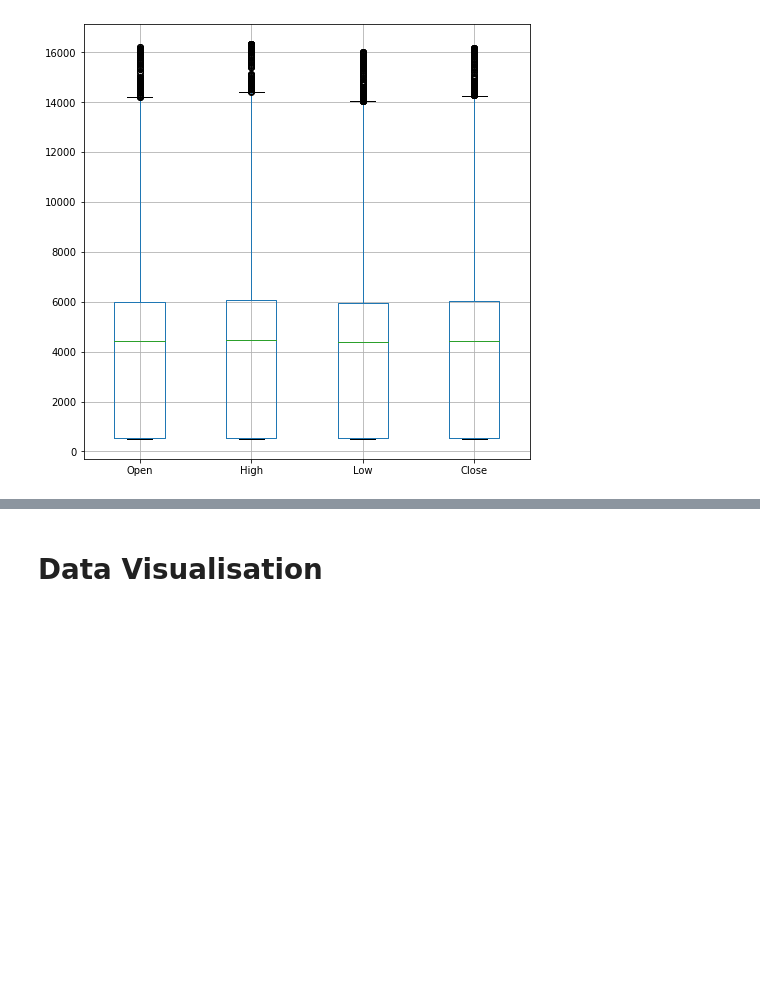
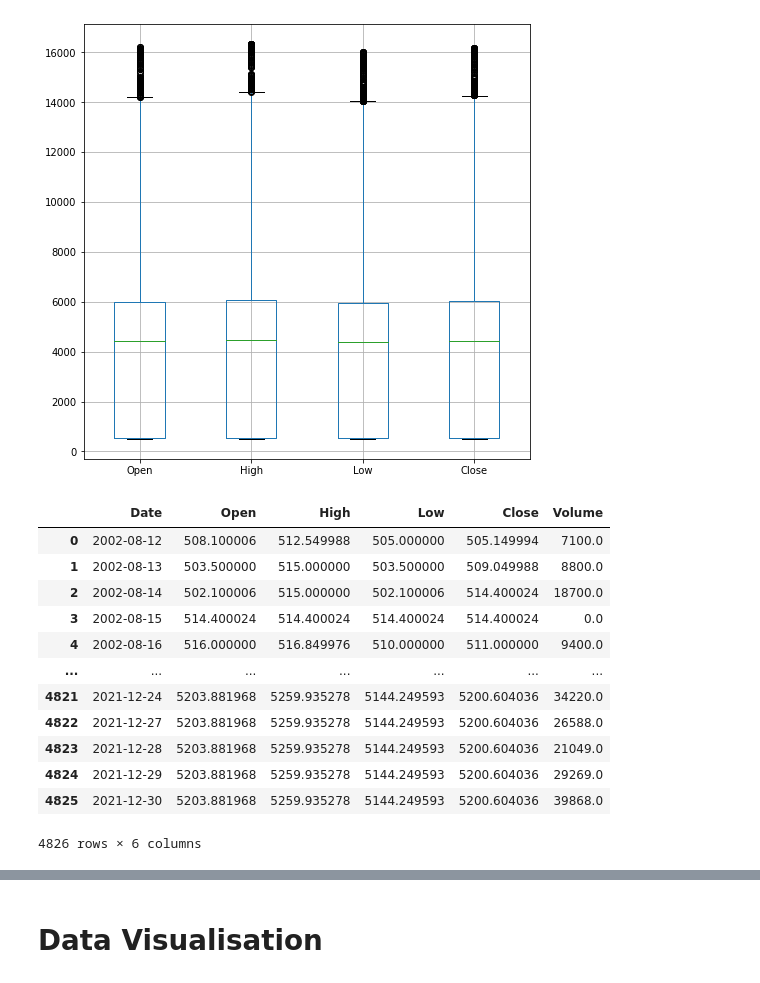
Before and after one commit to Preeti27092000/nestle_linear_reg_capstone, a Jupyter notebook: nestle_inear_reg_capstone.ipynb, the cells around one changed output, grey strips where cells are left out. Cells and saved outputs as stored; diff of their text form; code cells hidden in the pictures; blank space fills up the shorter version.

```diff
--- a/nestle_inear_reg_capstone.ipynb
+++ b/nestle_inear_reg_capstone.ipynb
@@ -429,3 +429,20 @@ df_nestle1.boxplot()
 # %% [output]
 <matplotlib.axes._subplots.AxesSubplot at 0x...>
 [figure]
+# %%
+df_nestle_copy = df_nestle.copy()
+df_nestle_copy
+# %% [output]
+|  | Date | Open | High | Low | Close | Volume |
+| 0 | 2002-08-12 | 508.100006 | 512.549988 | 505.000000 | 505.149994 | 7100.0 |
+| 1 | 2002-08-13 | 503.500000 | 515.000000 | 503.500000 | 509.049988 | 8800.0 |
+| 2 | 2002-08-14 | 502.100006 | 515.000000 | 502.100006 | 514.400024 | 18700.0 |
+| 3 | 2002-08-15 | 514.400024 | 514.400024 | 514.400024 | 514.400024 | 0.0 |
+| 4 | 2002-08-16 | 516.000000 | 516.849976 | 510.000000 | 511.000000 | 9400.0 |
+| ... | ... | ... | ... | ... | ... | ... |
+| 4821 | 2021-12-24 | 5203.881968 | 5259.935278 | 5144.249593 | 5200.604036 | 34220.0 |
+| 4822 | 2021-12-27 | 5203.881968 | 5259.935278 | 5144.249593 | 5200.604036 | 26588.0 |
+| 4823 | 2021-12-28 | 5203.881968 | 5259.935278 | 5144.249593 | 5200.604036 | 21049.0 |
+| 4824 | 2021-12-29 | 5203.881968 | 5259.935278 | 5144.249593 | 5200.604036 | 29269.0 |
+| 4825 | 2021-12-30 | 5203.881968 | 5259.935278 | 5144.249593 | 5200.604036 | 39868.0 |
+4826 rows × 6 columns
```
Also changed, not shown: parts of 12 cells of this notebook.
